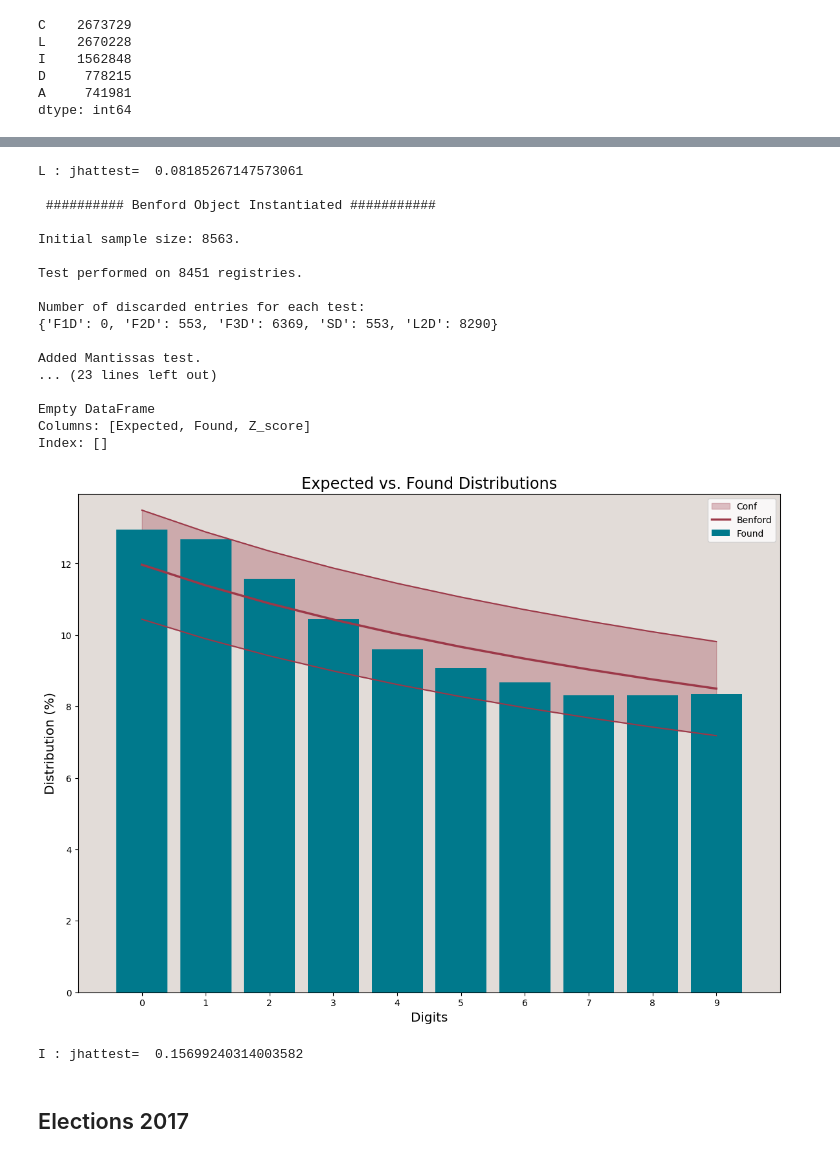
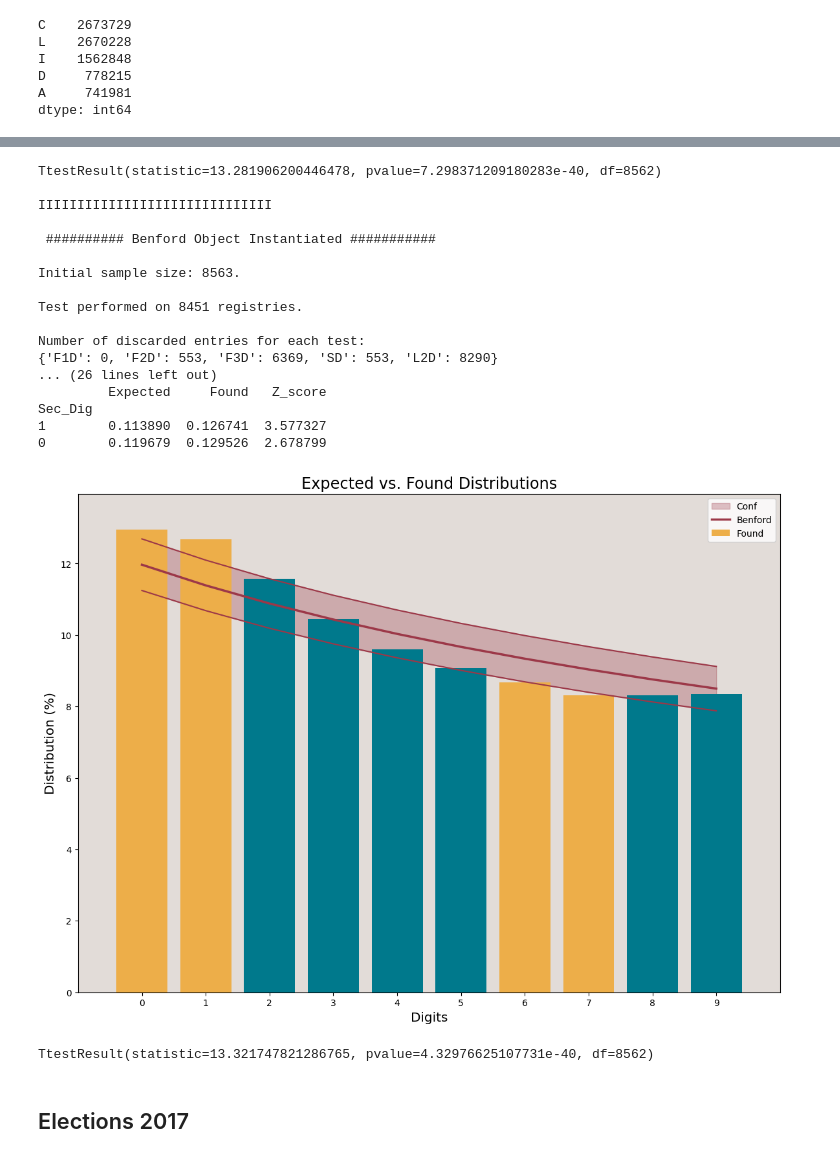
Before and after one commit to dazdejkovic/Serbian-elections-2BL, a Jupyter notebook: Serbian presidental elections.ipynb, the cells around one changed output, grey strips where cells are left out. Drawn from its saved outputs; the diff is of its cells as text; code cells hidden in the pictures.

```diff
--- a/Serbian presidental elections.ipynb
+++ b/Serbian presidental elections.ipynb
@@ -7,0 +17,3 @@ import benford as bf
+# %%
+j_hat=(r*range(10)).sum()  # Mean of second significant digit
+j_hat
@@ -93,7 +110,10 @@ sd.head(1)
 # %%
 top = ['D', 'C', 'B' ]
 for K in top:
-    benf = bf.Benford((sd, K), decimals=0, limit_N=1800) # Initialisation of Benford object
+    print(30*K)
+    benf = bf.Benford((sd, K), decimals=0) # Initialisation of Benford object
     benf.SD.report()
-    print(K, ': jhattest= ',abs((benf.SD['Found']*np.arange(10)).sum()-4.187))  # Expected value of second digit
+    print()
+    print(stats.ttest_1samp(sd[K], popmean=j_hat))
+    print()
 # %% [output]
@@ -174,7 +194,10 @@ dtype: int64
 # %%
 top = ['L', 'O', 'I', 'J' ]
 for K in top:
-    benf = bf.Benford((sd, K), decimals=0, limit_N=1800) # Initialisation of Benford object
+    print(30*K)
+    benf = bf.Benford((sd, K), decimals=0) # Initialisation of Benford object
     benf.SD.report()
-    print(K, ': jhattest= ',abs((benf.SD['Found']*np.arange(10)).sum()-4.187))  # Expected value of second digit
+    print()
+    print(stats.ttest_1samp(sd[K], popmean = j_hat))
+    print()
 # %% [output]
@@ -286,9 +309,12 @@ H     680934
 G     594057
 dtype: int64
 # %%
-top = ['A', 'C', 'D', 'H', 'G' ]
+top = ['A', 'C', 'D']
 for K in top:
-    benf = bf.Benford((sd, K), decimals=0, limit_N=1800) # Initialisation of Benford object
+    print(30*K)
+    benf = bf.Benford((sd, K), decimals=0) # Initialisation of Benford object
     benf.SD.report()
-    print(K, ': jhattest= ',abs((benf.SD['Found']*np.arange(10)).sum()-4.187))  # Expected value of second digit
+    print()
+    print(stats.ttest_1samp(sd[K], popmean=j_hat))
+    print()
 # %% [output]
@@ -405,7 +395,10 @@ dtype: int64
 # %%
 top = ['C', 'L', 'I']
 for K in top:
-    benf = bf.Benford((sd, K), decimals=0, limit_N=1800) # Initialisation of Benford object
+    print(30*K)
+    benf = bf.Benford((sd, K), decimals=0) # Initialisation of Benford object
     benf.SD.report()
-    print(K, ': jhattest= ',abs((benf.SD['Found']*np.arange(10)).sum()-4.187))  # Expected value of second digit
+    print()
+    print(stats.ttest_1samp(sd[K], popmean=j_hat))
+    print()
 # %% [output]
@@ -448,22 +441,22 @@ Index: []
-L : jhattest=  0.08185267147573061
+TtestResult(statistic=13.281906200446478, pvalue=7.298371209180283e-40, df=8562)
+
+IIIIIIIIIIIIIIIIIIIIIIIIIIIIII
 
  ########## Benford Object Instantiated ###########
 
 Initial sample size: 8563.
 
 Test performed on 8451 registries.
 
 Number of discarded entries for each test:
 {'F1D': 0, 'F2D': 553, 'F3D': 6369, 'SD': 553, 'L2D': 8290}
-
-Added Mantissas test.
-... (23 lines left out)
-
-Empty DataFrame
-Columns: [Expected, Found, Z_score]
-Index: []
+... (26 lines left out)
+         Expected     Found   Z_score
+Sec_Dig
+1        0.113890  0.126741  3.577327
+0        0.119679  0.129526  2.678799
-[figure, old version]
+[figure, new version]
-I : jhattest=  0.15699240314003582
+TtestResult(statistic=13.321747821286765, pvalue=4.32976625107731e-40, df=8562)
 # %% [markdown]
 ## Elections 2017
 # %%
```
Also changed, not shown: parts of 11 cells of this notebook, 1 other file.
